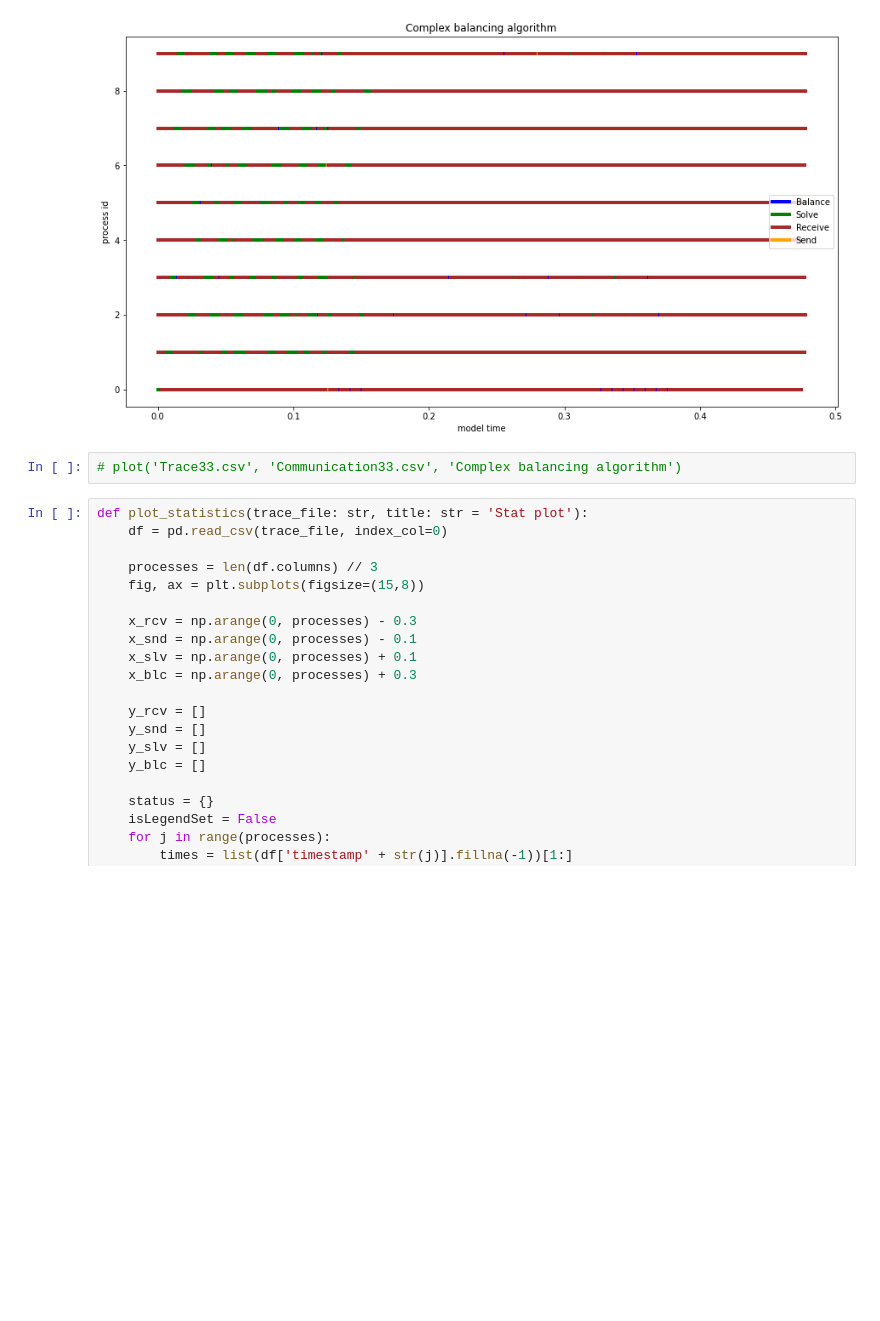
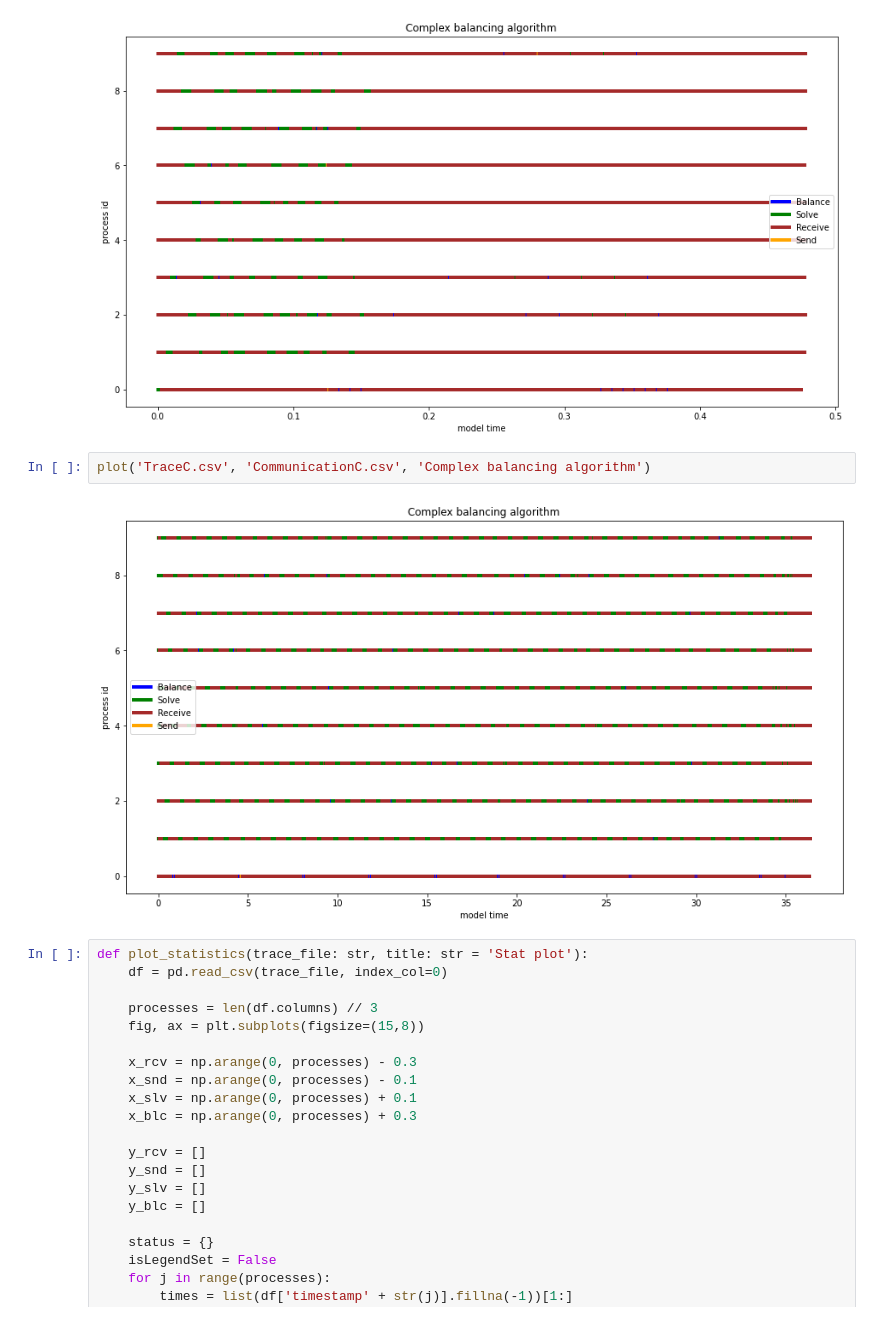
Before and after one commit to amonin7/Simulator, a Jupyter notebook: Visualization.ipynb, the cells around one changed output. Cells and saved outputs as stored; diff of their text form; blank space fills up the shorter version.

```diff
--- a/Visualization.ipynb
+++ b/Visualization.ipynb
@@ -125,7 +125,9 @@ plot('TraceC.csv', 'CommunicationC.csv', 'Complex balancing algorithm')
 # %% [output]
 [figure]
 # %%
-# plot('Trace33.csv', 'Communication33.csv', 'Complex balancing algorithm')
+plot('TraceC.csv', 'CommunicationC.csv', 'Complex balancing algorithm')
+# %% [output]
+[figure, added]
 # %%
 def plot_statistics(trace_file: str, title: str = 'Stat plot'):
     df = pd.read_csv(trace_file, index_col=0)
```
